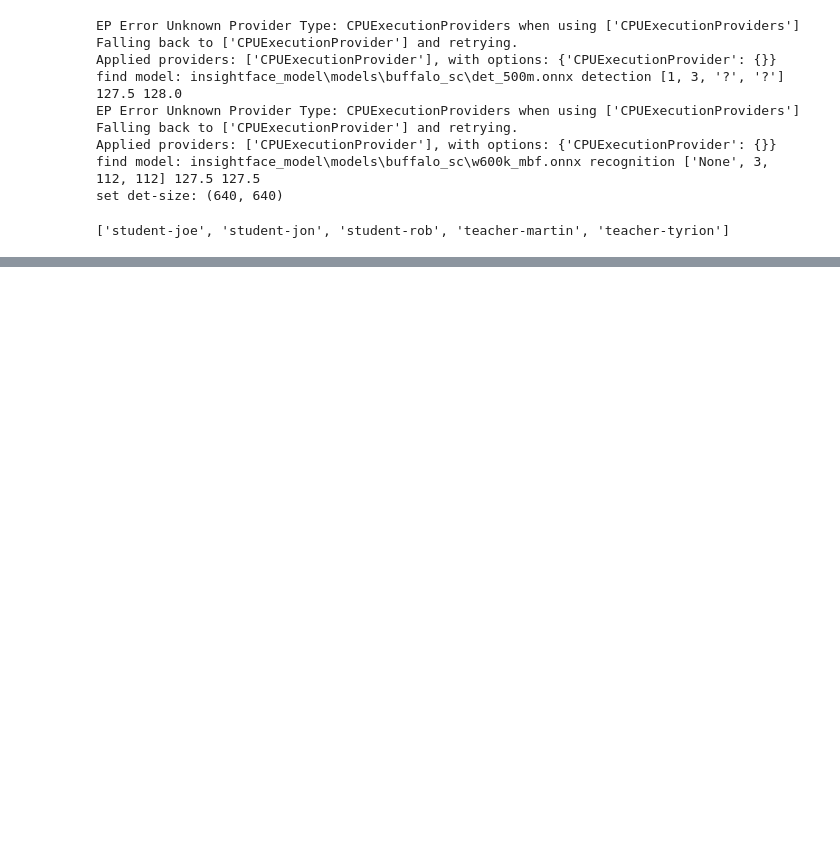
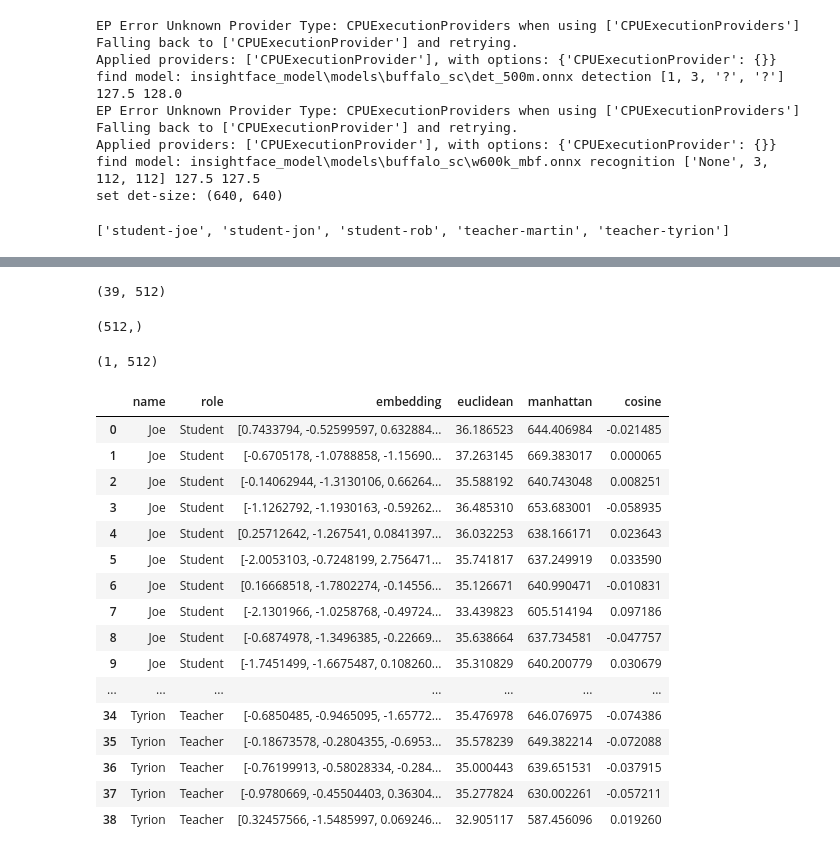
Before and after one commit to AthiFiz/attentance-project, a Jupyter notebook: app/Untitled.ipynb, the cells around one changed output, grey strips where cells are left out. Cells and saved outputs as stored; diff of their text form; code cells hidden in the pictures; blank space fills up the shorter version.

```diff
--- a/app/Untitled.ipynb
+++ b/app/Untitled.ipynb
@@ -97,0 +196,4 @@ df["embedding"][0]
+# %%
+X.shape
+# %% [output]
+(39, 512)
@@ -97,0 +202,9 @@ df["embedding"][0]
+# %%
+embed_test.shape
+# %% [output]
+(512,)
+# %%
+y = embed_test.reshape(1, -1)
+y.shape
+# %% [output]
+(1, 512)
@@ -97,0 +222,20 @@ df["embedding"][0]
+# %%
+data_search
+# %% [output]
+|  | name | role | embedding | euclidean | manhattan | cosine |
+| 0 | Joe | Student | [0.7433794, -0.52599597, 0.632884... | 36.186523 | 644.406984 | -0.021485 |
+| 1 | Joe | Student | [-0.6705178, -1.0788858, -1.15690... | 37.263145 | 669.383017 | 0.000065 |
+| 2 | Joe | Student | [-0.14062944, -1.3130106, 0.66264... | 35.588192 | 640.743048 | 0.008251 |
+| 3 | Joe | Student | [-1.1262792, -1.1930163, -0.59262... | 36.485310 | 653.683001 | -0.058935 |
+| 4 | Joe | Student | [0.25712642, -1.267541, 0.0841397... | 36.032253 | 638.166171 | 0.023643 |
+| 5 | Joe | Student | [-2.0053103, -0.7248199, 2.756471... | 35.741817 | 637.249919 | 0.033590 |
+| 6 | Joe | Student | [0.16668518, -1.7802274, -0.14556... | 35.126671 | 640.990471 | -0.010831 |
+| 7 | Joe | Student | [-2.1301966, -1.0258768, -0.49724... | 33.439823 | 605.514194 | 0.097186 |
+| 8 | Joe | Student | [-0.6874978, -1.3496385, -0.22669... | 35.638664 | 637.734581 | -0.047757 |
+| 9 | Joe | Student | [-1.7451499, -1.6675487, 0.108260... | 35.310829 | 640.200779 | 0.030679 |
+| ... | ... | ... | ... | ... | ... | ... |
+| 34 | Tyrion | Teacher | [-0.6850485, -0.9465095, -1.65772... | 35.476978 | 646.076975 | -0.074386 |
+| 35 | Tyrion | Teacher | [-0.18673578, -0.2804355, -0.6953... | 35.578239 | 649.382214 | -0.072088 |
+| 36 | Tyrion | Teacher | [-0.76199913, -0.58028334, -0.284... | 35.000443 | 639.651531 | -0.037915 |
+| 37 | Tyrion | Teacher | [-0.9780669, -0.45504403, 0.36304... | 35.277824 | 630.002261 | -0.057211 |
+| 38 | Tyrion | Teacher | [0.32457566, -1.5485997, 0.069246... | 32.905117 | 587.456096 | 0.019260 |
```
Also changed, not shown: parts of 25 cells of this notebook.
